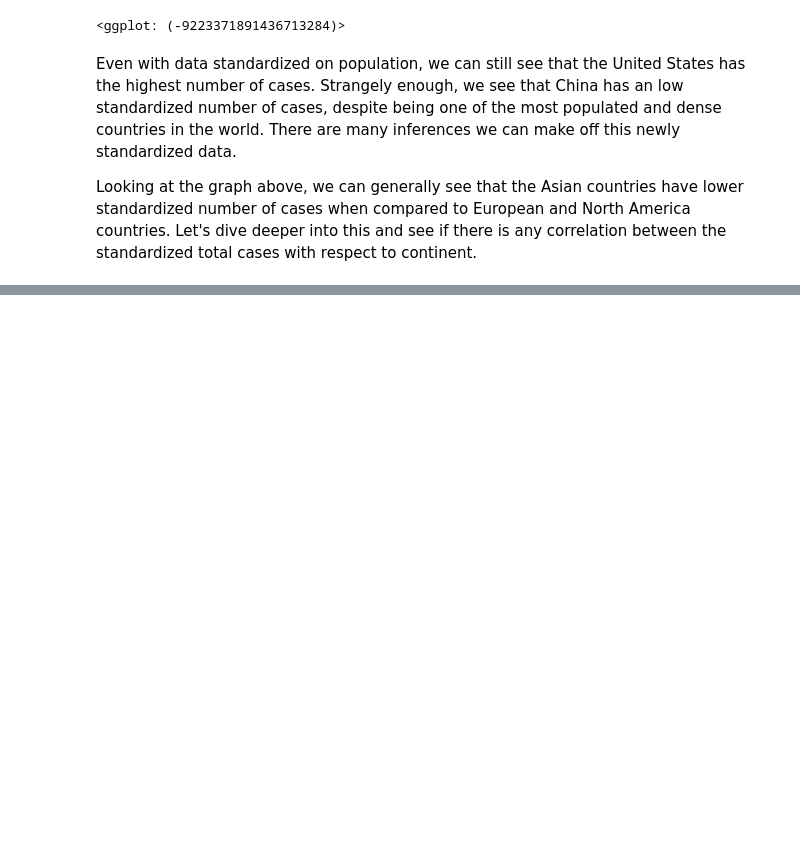
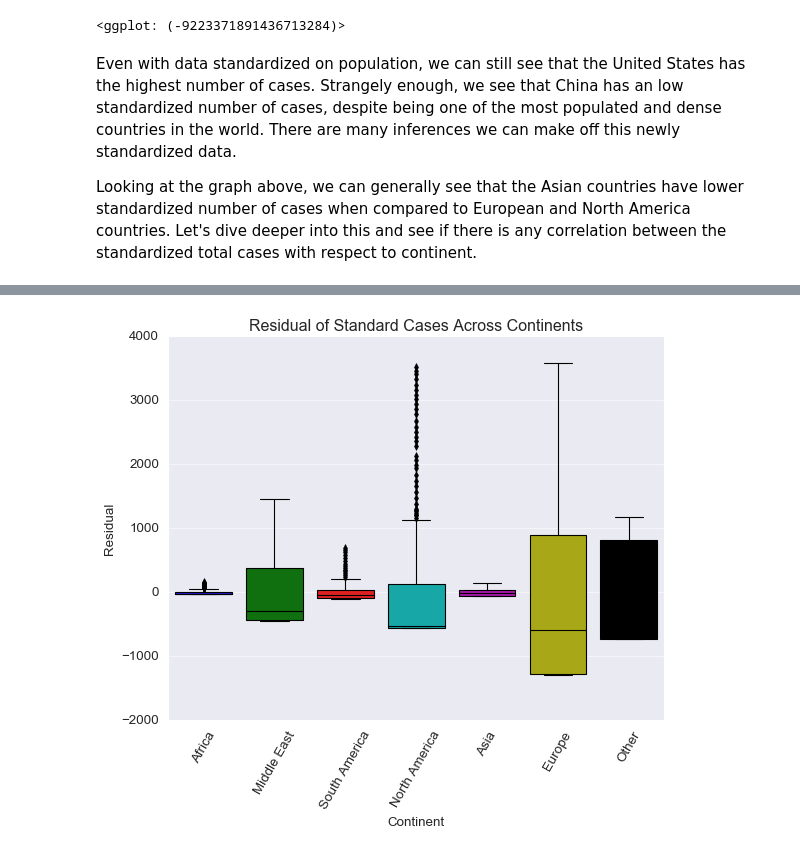
Before and after one commit to TEthanT/TEthanT.github.io, a Jupyter notebook: FinalProject.ipynb, the cells around one changed output, grey strips where cells are left out. Drawn from its saved outputs; the diff is of its cells as text; code cells hidden in the pictures; blank space fills up the shorter version.

```diff
--- a/FinalProject.ipynb
+++ b/FinalProject.ipynb
@@ -242,0 +323,3 @@ pyplot.show()
+# %%
+cont_case_res = sm.ols('std_tot_cases~continent', data=analysis_df).fit()
+cont_case_res.summary()
@@ -242,0 +351,12 @@ pyplot.show()
+# %%
+analysis_df_copy = analysis_df.copy()
+analysis_df_copy['continent_residual'] = cont_case_res.resid
+ax = sns.boxplot(x='continent', y='continent_residual', data=analysis_df_copy, hue=None)
+
+ax.set_xticklabels(['Africa', 'Middle East', 'South America', 'North America', 'Asia', 'Europe', 'Other'], rotation=60)
+pyplot.title('Residual of Standard Cases Across Continents')
+pyplot.xlabel('Continent')
+pyplot.ylabel('Residual')
+pyplot.show()
+# %% [output]
+[figure, added]
```
Also changed, not shown: parts of 21 cells of this notebook.
